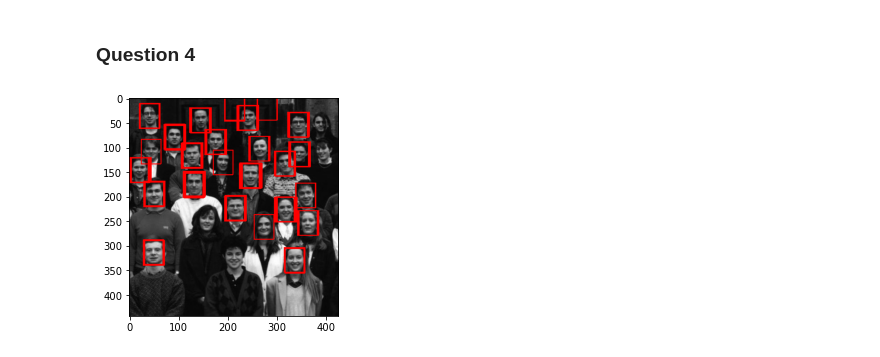
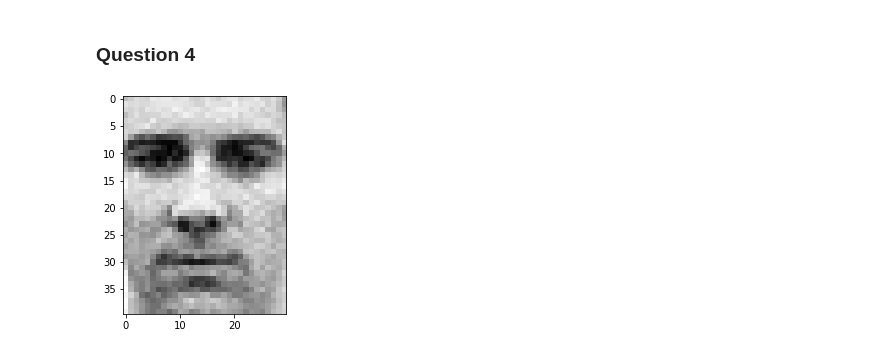
Before and after one commit to ricky-ma/CPSC425-Computer-Vision, a Jupyter notebook: A2/Assignment2.ipynb, the cells around one changed output. Drawn from its saved outputs; the diff is of its cells as text; code cells hidden in the pictures.

```diff
--- a/A2/Assignment2.ipynb
+++ b/A2/Assignment2.ipynb
@@ -63,40 +63,42 @@ def create_template(width):
     scale = width/t.width
     template = t.resize((int(t.width*scale), int(t.height*scale)), Image.BICUBIC)
     return template
 
 def find_template(pyramid, template, threshold):
     face_points = []
     for idx,img in enumerate(pyramid):
         # normalized corss correlation on image and face-template
         ncc_array = ncc.normxcorr2D(img, template)
         # iterate through pixles
         for x in range(img.width):
             for y in range(img.height):
                 # check its value against the threshold
                 if ncc_array[y][x] > threshold:
                     # append to face_points if above given threshold
                     face_points.append((x/(0.75**idx), y/(0.75**idx)))
+    return face_points
 
-    # draw bounding boxes on faces
-    lg_img = pyramid[0]
-    lg_img = lg_img.convert("RGB")
+def draw_bounding_boxes(image,face_points):
+    # convert image to RGB for red box
+    image = image.convert("RGB")
+    # make 20x25 rectangles around face points
     for p in face_points:
-        draw = ImageDraw.Draw(lg_img)
+        draw = ImageDraw.Draw(image)
         x1 = p[0]-20
         x2 = p[0]+20
         y1 = p[1]-25
         y2 = p[1]+25
         draw.line((x1,y1,x1,y2),fill="red",width=2)
         draw.line((x2,y1,x2,y2),fill="red",width=2)
         draw.line((x1,y1,x2,y1),fill="red",width=2)
         draw.line((x1,y2,x2,y2),fill="red",width=2)
         del draw
-    plt.imshow(lg_img)
+    # show image
+    plt.imshow(image)
     plt.show()
 
-image = Image.open("faces/students.jpg")
-pyramid = make_pyramid(image, 100)
-template15 = create_template(15)
-find_template(pyramid, template, 0.6)
+template15 = create_template(30)
+plt.imshow(template15, cmap="gray")
+plt.show()
 # %% [output]
-[figure, old version]
+[figure, new version]
```
Also changed, not shown: parts of 3 cells of this notebook.
